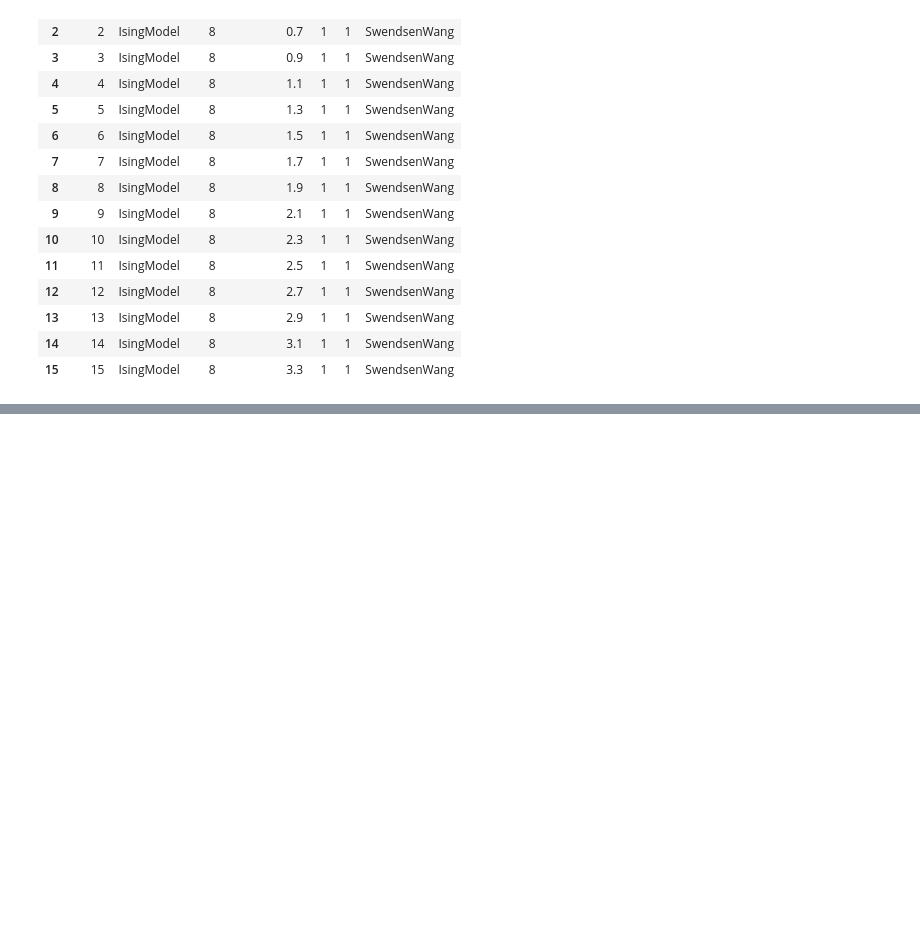
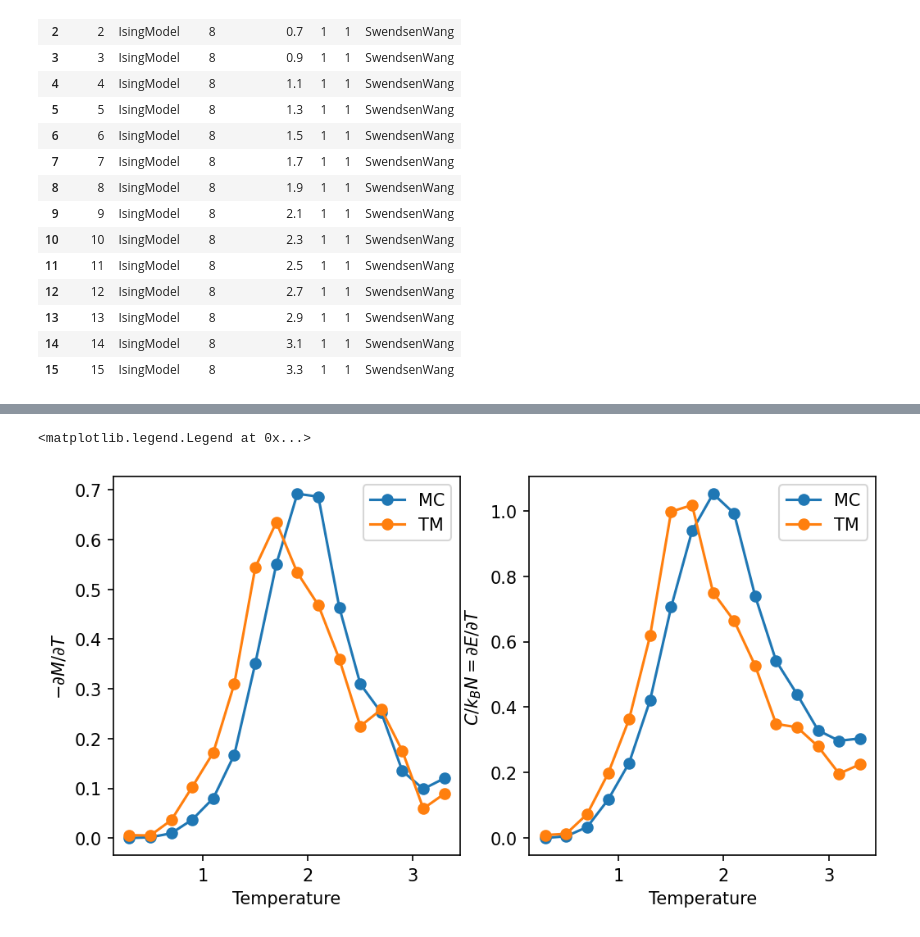
Before and after one commit to lherron2/thermomaps-ising, a Jupyter notebook: thermomaps_ising.ipynb, the cells around one changed output, grey strips where cells are left out. Drawn from its saved outputs; the diff is of its cells as text; code cells hidden in the pictures; blank space fills up the shorter version.

```diff
--- a/thermomaps_ising.ipynb
+++ b/thermomaps_ising.ipynb
@@ -216,0 +303,29 @@ plt.show()
+# %%
+fig, (ax1, ax2) = plt.subplots(1, 2, figsize=(8, 4), dpi=150)
+
+ax1.plot(list(simulated_M_v_T_mean.keys()),
+        -np.gradient(np.array(list(simulated_M_v_T_mean.values())), list(simulated_M_v_T_mean.keys())),
+        c=default_blue, marker='o', label="MC")
+
+ax1.plot(list(generated_M_v_T_mean.keys()),
+        -np.gradient(np.array(list(generated_M_v_T_mean.values())), list(generated_M_v_T_mean.keys())),
+        c=default_orange, marker='o', label="TM")
+
+ax2.plot(list(simulated_E_v_T_mean.keys()),
+        np.gradient(np.array(list(simulated_E_v_T_mean.values()))/8**2, list(simulated_E_v_T_mean.keys())),
+        c=default_blue, marker='o', label="MC")
+
+ax2.plot(list(generated_E_v_T_mean.keys()),
+        np.gradient(np.array(list(generated_E_v_T_mean.values()))/8**2, list(generated_E_v_T_mean.keys())),
+        c=default_orange, marker='o', label="TM")
+
+ax1.set_xlabel("Temperature")
+ax1.set_ylabel(fr"$-\partial M/\partial T$")
+ax1.legend()
+
+ax2.set_xlabel("Temperature")
+ax2.set_ylabel(fr"$C/k_BN = \partial E/\partial T$")
+ax2.legend()
+# %% [output]
+<matplotlib.legend.Legend at 0x...>
+[figure, added]
```
Also changed, not shown: parts of 28 cells of this notebook.
